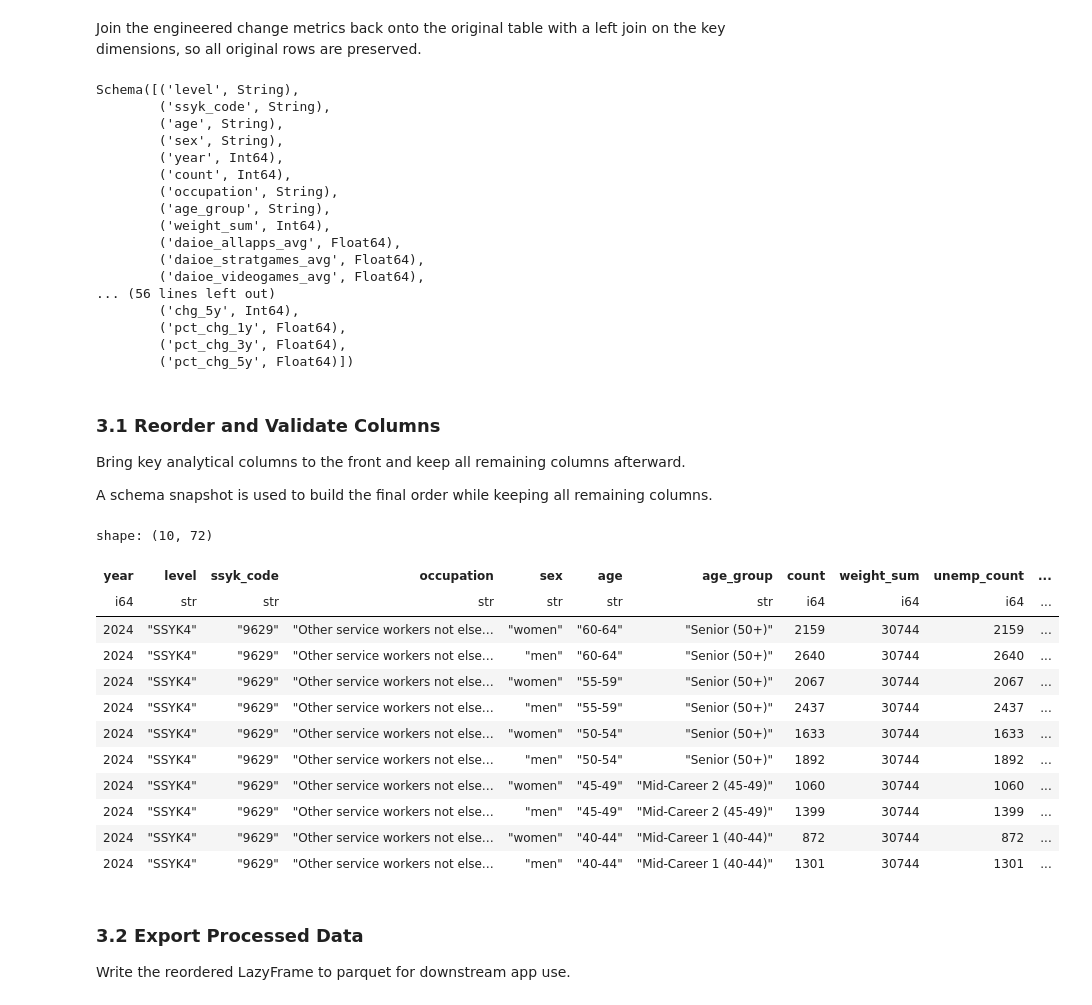
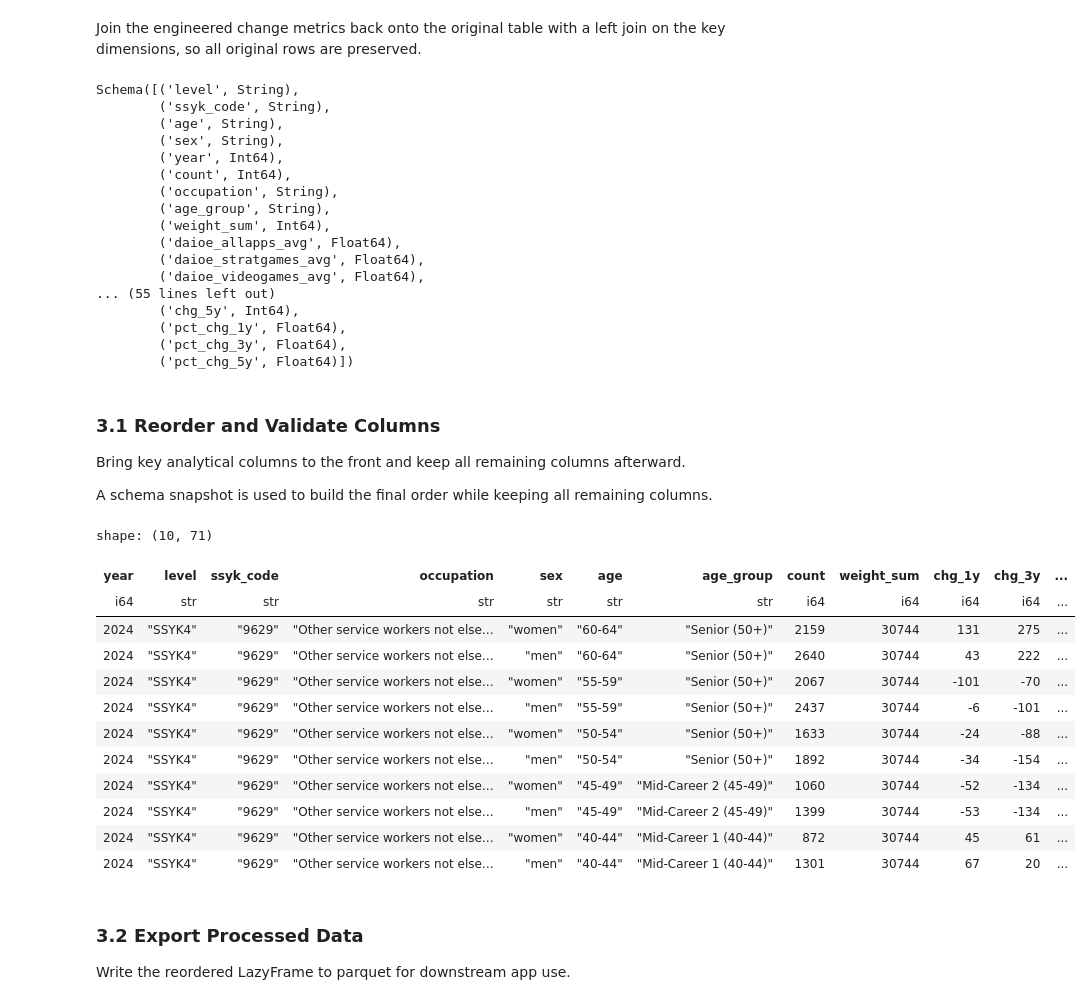
Before and after one commit to joseph-data/AI_Econ_daioe_years, a Jupyter notebook: notebooks/data_edits.ipynb, the cells around one changed output. Drawn from its saved outputs; the diff is of its cells as text; code cells hidden in the pictures.

```diff
--- a/notebooks/data_edits.ipynb
+++ b/notebooks/data_edits.ipynb
@@ -67,7 +67,7 @@ pulled_with_changes = (
         ((pl.col("unemp_count") / pl.col("unemp_count").shift(1).over(keys) - 1) * 100).alias("pct_chg_1y"),
         ((pl.col("unemp_count") / pl.col("unemp_count").shift(3).over(keys) - 1) * 100).alias("pct_chg_3y"),
         ((pl.col("unemp_count") / pl.col("unemp_count").shift(5).over(keys) - 1) * 100).alias("pct_chg_5y"),
-    ])
+    ]).drop("unemp_count")
 )
 
 pulled_with_changes.head(20).collect()
@@ -121,7 +121,7 @@ Schema([('level', String),
         ('daioe_allapps_avg', Float64),
         ('daioe_stratgames_avg', Float64),
         ('daioe_videogames_avg', Float64),
-... (56 lines left out)
+... (55 lines left out)
         ('chg_5y', Int64),
         ('pct_chg_1y', Float64),
         ('pct_chg_3y', Float64),
@@ -138,47 +138,46 @@ first_cols = [
     "level",
     "ssyk_code",
     "occupation",
     "sex",
     "age",
     "age_group",
     "count",
     "weight_sum",
-    "unemp_count",
     "chg_1y",
     "chg_3y",
     "chg_5y",
     "pct_chg_1y",
     "pct_chg_3y",
     "pct_chg_5y"
 ]
 
 schema_cols = list(processed_lf.collect_schema())
 
 missing_first_cols = [col for col in first_cols if col not in schema_cols]
 
 other_cols = [col for col in schema_cols if col not in first_cols]
 
 processed_lf_reorder_cols =  processed_lf\
     .select(
     first_cols + other_cols
     )\
         .sort(join_col, nulls_last = True, descending = True)
 
 processed_lf_reorder_cols.limit(10).collect()
 # %% [output]
-shape: (10, 72)
+shape: (10, 71)
-| year | level | ssyk_code | occupation | sex | age | age_group | count | weight_sum | unemp_count | ... |
-| i64 | str | str | str | str | str | str | i64 | i64 | i64 | ... |
-| 2024 | "SSYK4" | "9629" | "Other service workers not else… | "women" | "60-64" | "Senior (50+)" | 2159 | 30744 | 2159 | ... |
-| 2024 | "SSYK4" | "9629" | "Other service workers not else… | "men" | "60-64" | "Senior (50+)" | 2640 | 30744 | 2640 | ... |
-| 2024 | "SSYK4" | "9629" | "Other service workers not else… | "women" | "55-59" | "Senior (50+)" | 2067 | 30744 | 2067 | ... |
-| 2024 | "SSYK4" | "9629" | "Other service workers not else… | "men" | "55-59" | "Senior (50+)" | 2437 | 30744 | 2437 | ... |
-| 2024 | "SSYK4" | "9629" | "Other service workers not else… | "women" | "50-54" | "Senior (50+)" | 1633 | 30744 | 1633 | ... |
-| 2024 | "SSYK4" | "9629" | "Other service workers not else… | "men" | "50-54" | "Senior (50+)" | 1892 | 30744 | 1892 | ... |
-| 2024 | "SSYK4" | "9629" | "Other service workers not else… | "women" | "45-49" | "Mid-Career 2 (45-49)" | 1060 | 30744 | 1060 | ... |
-| 2024 | "SSYK4" | "9629" | "Other service workers not else… | "men" | "45-49" | "Mid-Career 2 (45-49)" | 1399 | 30744 | 1399 | ... |
-| 2024 | "SSYK4" | "9629" | "Other service workers not else… | "women" | "40-44" | "Mid-Career 1 (40-44)" | 872 | 30744 | 872 | ... |
-| 2024 | "SSYK4" | "9629" | "Other service workers not else… | "men" | "40-44" | "Mid-Career 1 (40-44)" | 1301 | 30744 | 1301 | ... |
+| year | level | ssyk_code | occupation | sex | age | age_group | count | weight_sum | chg_1y | chg_3y | ... |
+| i64 | str | str | str | str | str | str | i64 | i64 | i64 | i64 | ... |
+| 2024 | "SSYK4" | "9629" | "Other service workers not else… | "women" | "60-64" | "Senior (50+)" | 2159 | 30744 | 131 | 275 | ... |
+| 2024 | "SSYK4" | "9629" | "Other service workers not else… | "men" | "60-64" | "Senior (50+)" | 2640 | 30744 | 43 | 222 | ... |
+| 2024 | "SSYK4" | "9629" | "Other service workers not else… | "women" | "55-59" | "Senior (50+)" | 2067 | 30744 | -101 | -70 | ... |
+| 2024 | "SSYK4" | "9629" | "Other service workers not else… | "men" | "55-59" | "Senior (50+)" | 2437 | 30744 | -6 | -101 | ... |
+| 2024 | "SSYK4" | "9629" | "Other service workers not else… | "women" | "50-54" | "Senior (50+)" | 1633 | 30744 | -24 | -88 | ... |
+| 2024 | "SSYK4" | "9629" | "Other service workers not else… | "men" | "50-54" | "Senior (50+)" | 1892 | 30744 | -34 | -154 | ... |
+| 2024 | "SSYK4" | "9629" | "Other service workers not else… | "women" | "45-49" | "Mid-Career 2 (45-49)" | 1060 | 30744 | -52 | -134 | ... |
+| 2024 | "SSYK4" | "9629" | "Other service workers not else… | "men" | "45-49" | "Mid-Career 2 (45-49)" | 1399 | 30744 | -53 | -134 | ... |
+| 2024 | "SSYK4" | "9629" | "Other service workers not else… | "women" | "40-44" | "Mid-Career 1 (40-44)" | 872 | 30744 | 45 | 61 | ... |
+| 2024 | "SSYK4" | "9629" | "Other service workers not else… | "men" | "40-44" | "Mid-Career 1 (40-44)" | 1301 | 30744 | 67 | 20 | ... |
 # %% [markdown]
 ### 3.2 Export Processed Data
 
```
Also changed, not shown: parts of 2 cells of this notebook, 4 other files.
